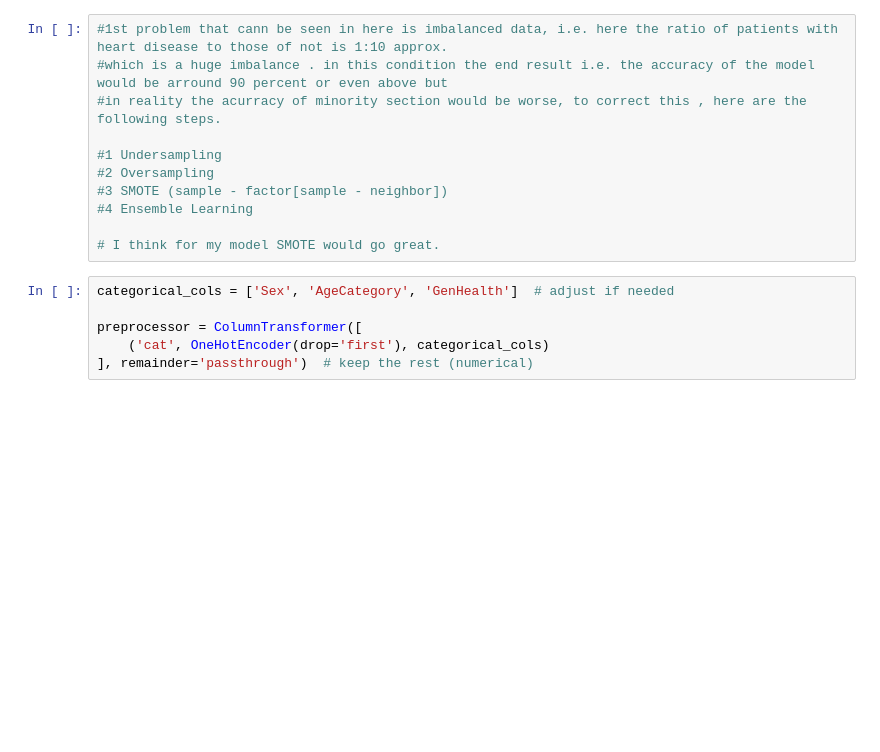
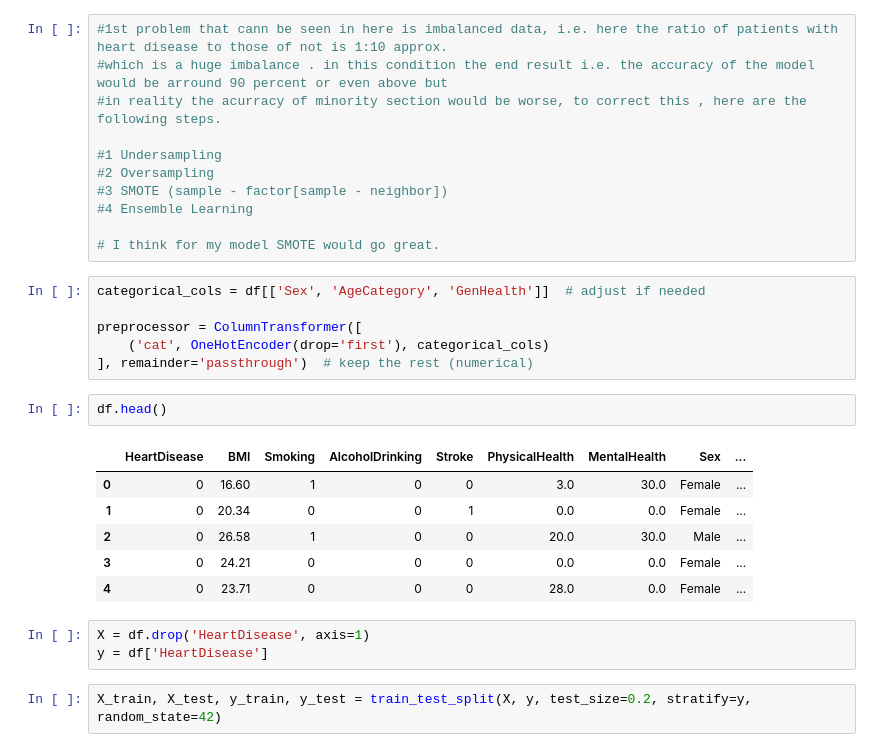
Before and after one commit to 07Codex07/all-algo, a Jupyter notebook: Untitled.ipynb, the cells around one changed output. Drawn from its saved outputs; the diff is of its cells as text; blank space fills up the shorter version.

```diff
--- a/Untitled.ipynb
+++ b/Untitled.ipynb
@@ -227,8 +231,22 @@ plt.show()
 
 # I think for my model SMOTE would go great.
 # %%
-categorical_cols = ['Sex', 'AgeCategory', 'GenHealth']  # adjust if needed
+categorical_cols = df[['Sex', 'AgeCategory', 'GenHealth']]  # adjust if needed
 
 preprocessor = ColumnTransformer([
     ('cat', OneHotEncoder(drop='first'), categorical_cols)
 ], remainder='passthrough')  # keep the rest (numerical)
+# %%
+df.head()
+# %% [output]
+|  | HeartDisease | BMI | Smoking | AlcoholDrinking | Stroke | PhysicalHealth | MentalHealth | Sex | ... |
+| 0 | 0 | 16.60 | 1 | 0 | 0 | 3.0 | 30.0 | Female | ... |
+| 1 | 0 | 20.34 | 0 | 0 | 1 | 0.0 | 0.0 | Female | ... |
+| 2 | 0 | 26.58 | 1 | 0 | 0 | 20.0 | 30.0 | Male | ... |
+| 3 | 0 | 24.21 | 0 | 0 | 0 | 0.0 | 0.0 | Female | ... |
+| 4 | 0 | 23.71 | 0 | 0 | 0 | 28.0 | 0.0 | Female | ... |
+# %%
+X = df.drop('HeartDisease', axis=1)
+y = df['HeartDisease']
+# %%
+X_train, X_test, y_train, y_test = train_test_split(X, y, test_size=0.2, stratify=y, random_state=42)
```
Also changed, not shown: parts of 22 cells of this notebook.
